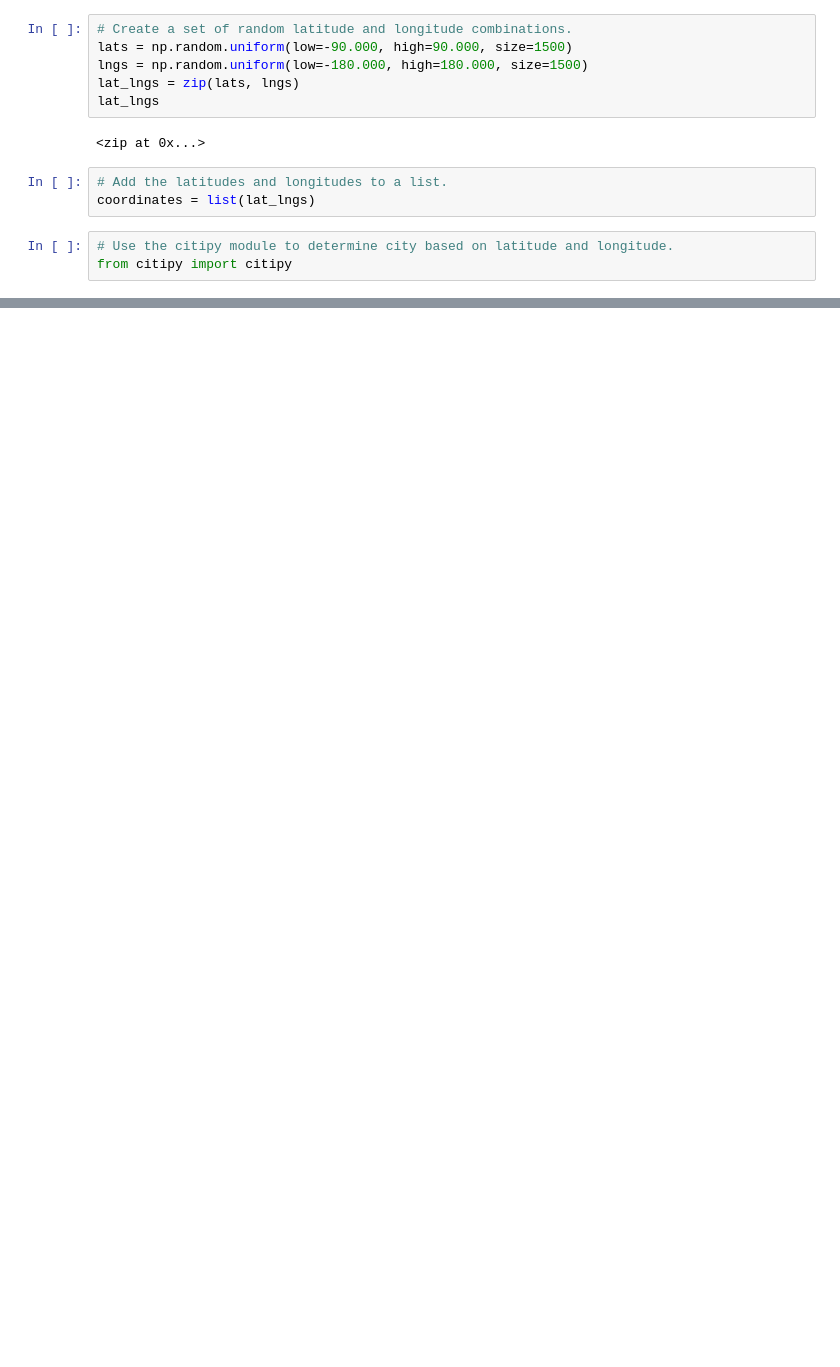
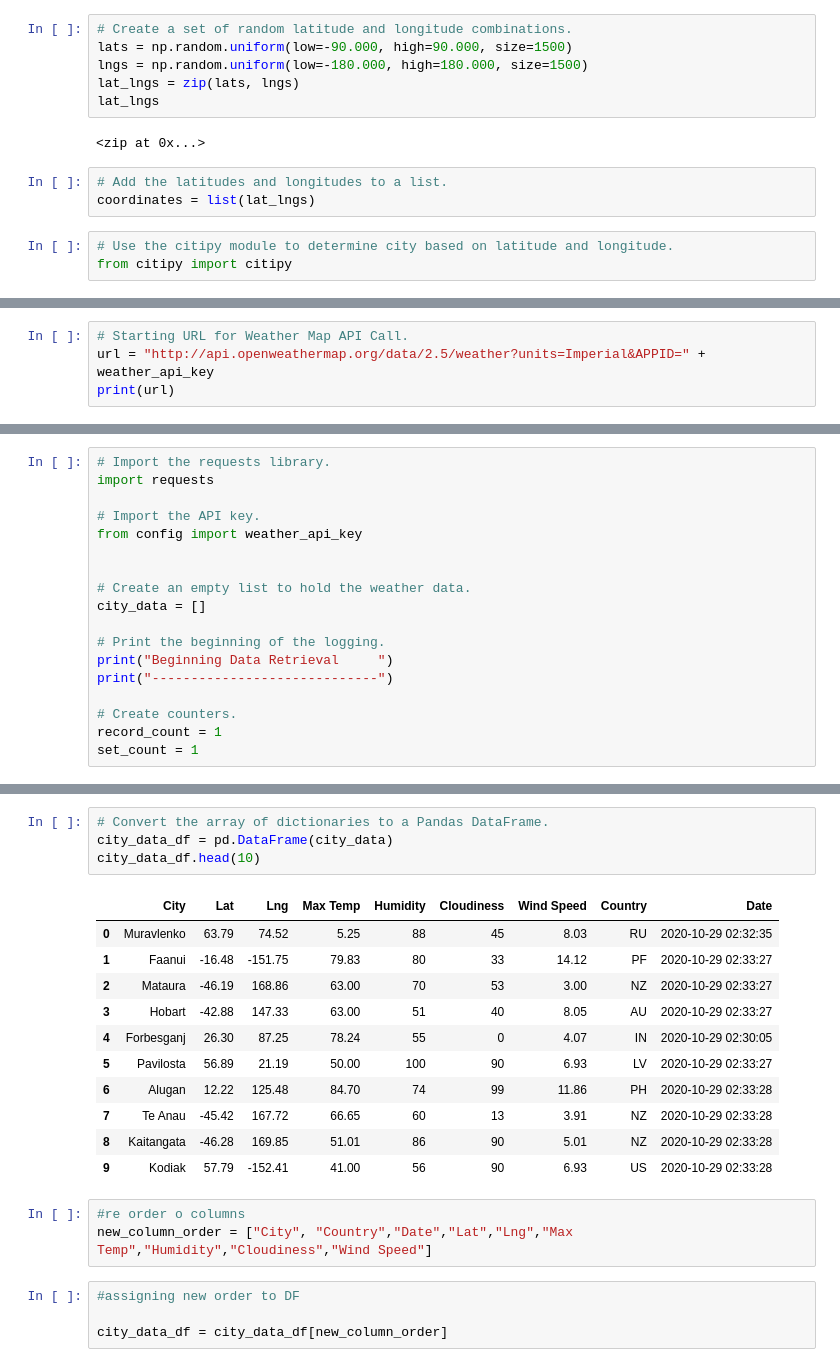
Before and after one commit to M-Gabriela/World_Weather_Analysis, a Jupyter notebook: WeatherPy.ipynb, the cells around one changed output, grey strips where cells are left out. Cells and saved outputs as stored; diff of their text form; blank space fills up the shorter version.

```diff
--- a/WeatherPy.ipynb
+++ b/WeatherPy.ipynb
@@ -33,0 +35,4 @@ len(cities)
+# %%
+# Starting URL for Weather Map API Call.
+url = "http://api.openweathermap.org/data/2.5/weather?units=Imperial&APPID=" + weather_api_key
+print(url)
@@ -33,0 +41,18 @@ len(cities)
+# %%
+# Import the requests library.
+import requests
+
+# Import the API key.
+from config import weather_api_key
+
+
+# Create an empty list to hold the weather data.
+city_data = []
+
+# Print the beginning of the logging.
+print("Beginning Data Retrieval     ")
+print("-----------------------------")
+
+# Create counters.
+record_count = 1
+set_count = 1
@@ -33,0 +130,23 @@ len(cities)
+# %%
+# Convert the array of dictionaries to a Pandas DataFrame.
+city_data_df = pd.DataFrame(city_data)
+city_data_df.head(10)
+# %% [output]
+|  | City | Lat | Lng | Max Temp | Humidity | Cloudiness | Wind Speed | Country | Date |
+| 0 | Muravlenko | 63.79 | 74.52 | 5.25 | 88 | 45 | 8.03 | RU | 2020-10-29 02:32:35 |
+| 1 | Faanui | -16.48 | -151.75 | 79.83 | 80 | 33 | 14.12 | PF | 2020-10-29 02:33:27 |
+| 2 | Mataura | -46.19 | 168.86 | 63.00 | 70 | 53 | 3.00 | NZ | 2020-10-29 02:33:27 |
+| 3 | Hobart | -42.88 | 147.33 | 63.00 | 51 | 40 | 8.05 | AU | 2020-10-29 02:33:27 |
+| 4 | Forbesganj | 26.30 | 87.25 | 78.24 | 55 | 0 | 4.07 | IN | 2020-10-29 02:30:05 |
+| 5 | Pavilosta | 56.89 | 21.19 | 50.00 | 100 | 90 | 6.93 | LV | 2020-10-29 02:33:27 |
+| 6 | Alugan | 12.22 | 125.48 | 84.70 | 74 | 99 | 11.86 | PH | 2020-10-29 02:33:28 |
+| 7 | Te Anau | -45.42 | 167.72 | 66.65 | 60 | 13 | 3.91 | NZ | 2020-10-29 02:33:28 |
+| 8 | Kaitangata | -46.28 | 169.85 | 51.01 | 86 | 90 | 5.01 | NZ | 2020-10-29 02:33:28 |
+| 9 | Kodiak | 57.79 | -152.41 | 41.00 | 56 | 90 | 6.93 | US | 2020-10-29 02:33:28 |
+# %%
+#re order o columns
+new_column_order = ["City", "Country","Date","Lat","Lng","Max Temp","Humidity","Cloudiness","Wind Speed"]
+# %%
+#assigning new order to DF
+
+city_data_df = city_data_df[new_column_order]
```
Also changed, not shown: parts of 7 cells of this notebook.
